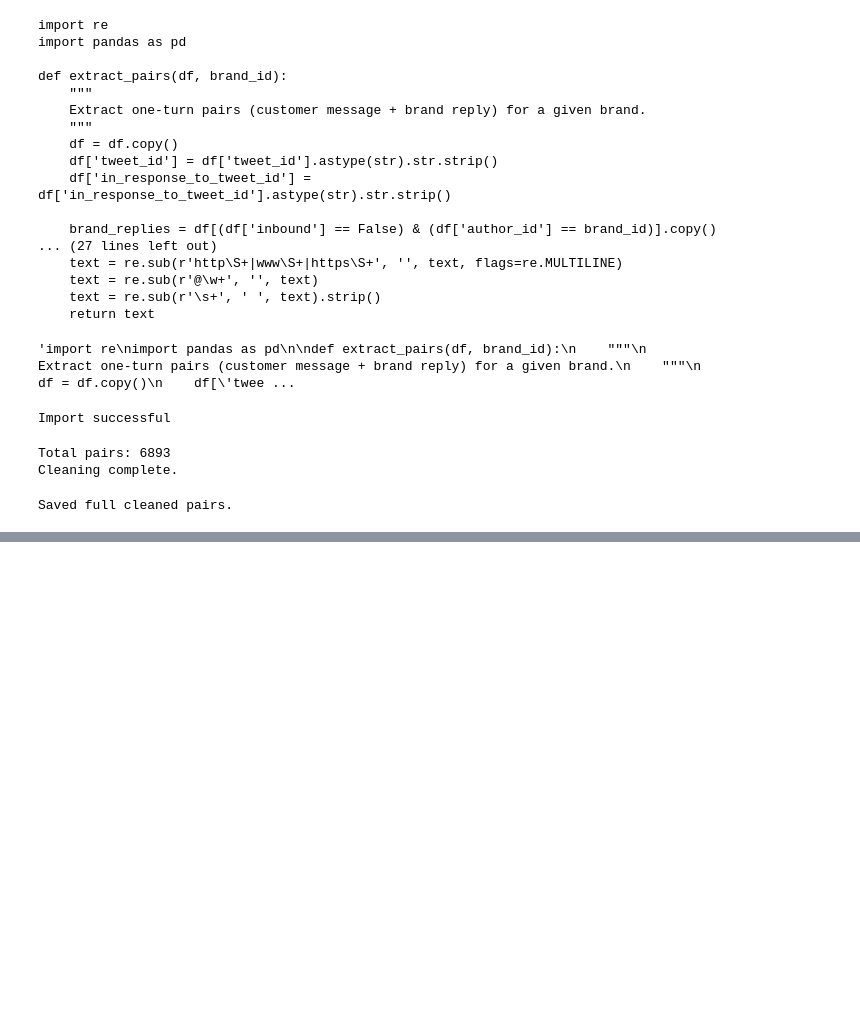
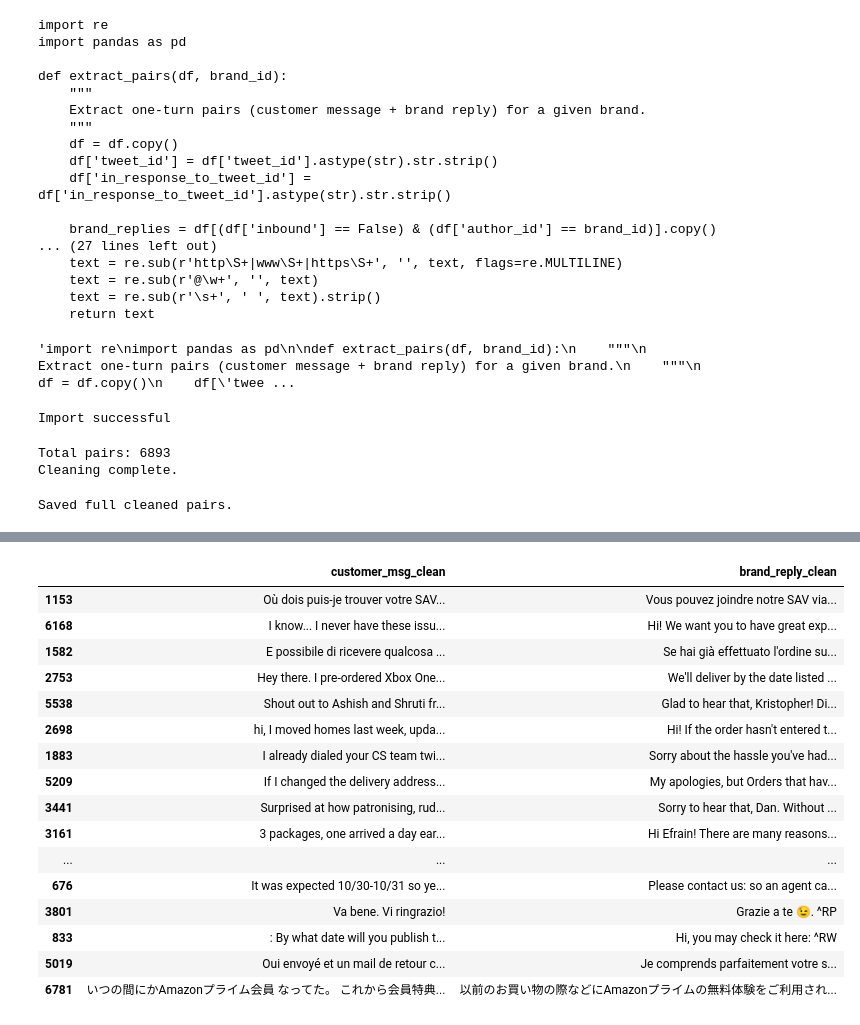
Before and after one commit to ManishKumarLal1/hiver-sde-intern, a Jupyter notebook: notebooks/01_eda.ipynb, the cells around one changed output, grey strips where cells are left out. Cells and saved outputs as stored; diff of their text form; code cells hidden in the pictures; blank space fills up the shorter version.

```diff
--- a/notebooks/01_eda.ipynb
+++ b/notebooks/01_eda.ipynb
@@ -160,0 +232,21 @@ Saved full cleaned pairs.
+# %%
+pd.set_option('display.max_colwidth', None)
+sample[['customer_msg_clean', 'brand_reply_clean']].sample(40, random_state=42)
+# %% [output]
+|  | customer_msg_clean | brand_reply_clean |
+| 1153 | Où dois puis-je trouver votre SAV... | Vous pouvez joindre notre SAV via... |
+| 6168 | I know... I never have these issu... | Hi! We want you to have great exp... |
+| 1582 | E possibile di ricevere qualcosa ... | Se hai già effettuato l'ordine su... |
+| 2753 | Hey there. I pre-ordered Xbox One... | We'll deliver by the date listed ... |
+| 5538 | Shout out to Ashish and Shruti fr... | Glad to hear that, Kristopher! Di... |
+| 2698 | hi, I moved homes last week, upda... | Hi! If the order hasn't entered t... |
+| 1883 | I already dialed your CS team twi... | Sorry about the hassle you've had... |
+| 5209 | If I changed the delivery address... | My apologies, but Orders that hav... |
+| 3441 | Surprised at how patronising, rud... | Sorry to hear that, Dan. Without ... |
+| 3161 | 3 packages, one arrived a day ear... | Hi Efrain! There are many reasons... |
+| ... | ... | ... |
+| 676 | It was expected 10/30-10/31 so ye... | Please contact us: so an agent ca... |
+| 3801 | Va bene. Vi ringrazio! | Grazie a te 😉. ^RP |
+| 833 | : By what date will you publish t... | Hi, you may check it here: ^RW |
+| 5019 | Oui envoyé et un mail de retour c... | Je comprends parfaitement votre s... |
+| 6781 | いつの間にかAmazonプライム会員 なってた。 これから会員特典... | 以前のお買い物の際などにAmazonプライムの無料体験をご利用され... |
```
Also changed, not shown: parts of 21 cells of this notebook, 10 other files.
